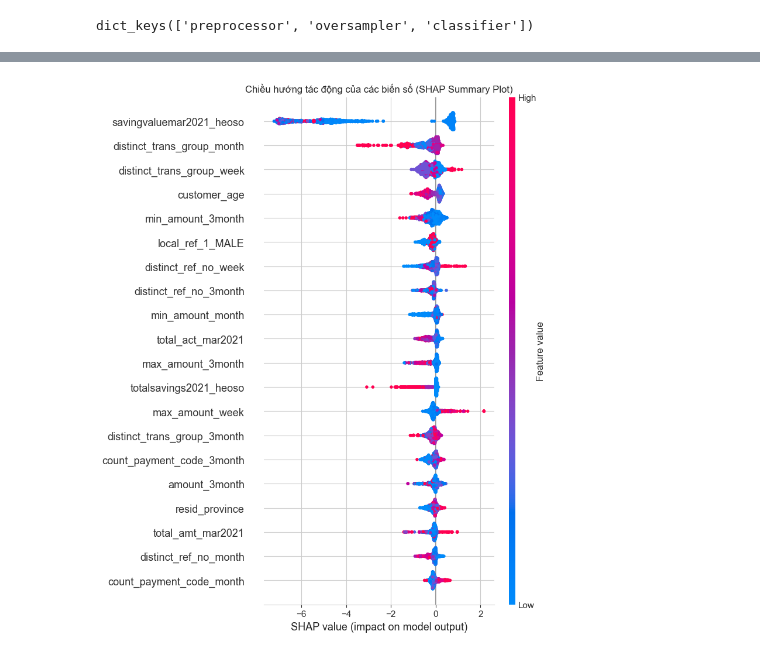
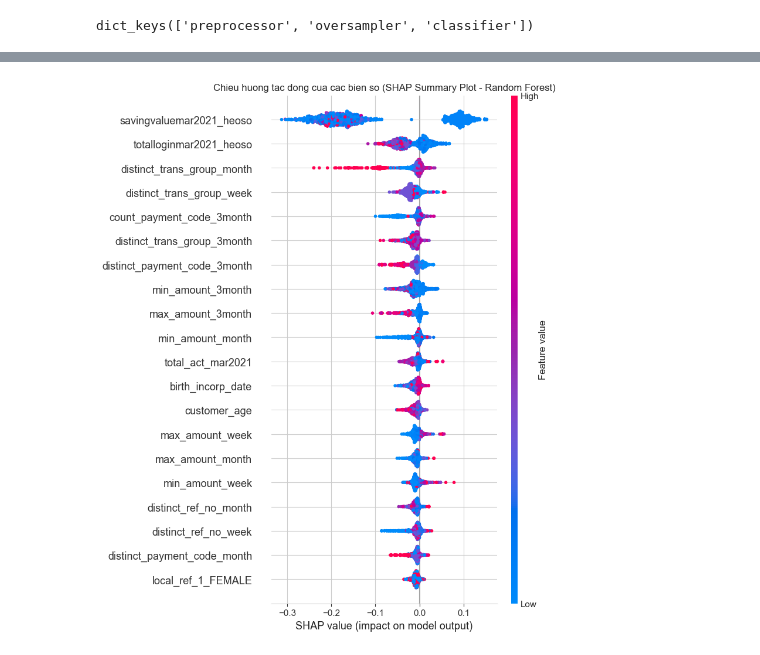
Before and after one commit to truc199/bank-churn, a Jupyter notebook: final.ipynb, the cells around one changed output, grey strips where cells are left out. Cells and saved outputs as stored; diff of their text form; code cells hidden in the pictures.

```diff
--- a/final.ipynb
+++ b/final.ipynb
@@ -415,6 +418,7 @@ totalsavings2021_heoso có tương quan tương đối cao với:
 # %%
 # Loại bỏ các biến gây rò rỉ dữ liệu (Data Leakage) liên quan đến tháng 6 (thời điểm dự đoán)
-future_cols = [c for c in active_customers.columns if 'juin2021' in c.lower()]
+# Lưu ý: totalsavings2021_heoso cần loại bỏ vì chứa thông tin tích lũy tương lai được dùng để định nghĩa target is_exited
+future_cols = [c for c in active_customers.columns if 'juin2021' in c.lower()] + ['totalsavings2021_heoso']
 ignore_cols = ['rd_id', 'is_exited']
 
 # Tách Features (X) và Target (y)
@@ -520,15 +520,14 @@ ROC-AUC Score: 0.9196
 # %% [markdown]
 ## **3. Tinh chỉnh Hyperparameter Tuning với GridSearchCV và Đánh giá lần 2**
 # %%
-
-# Lưu trữ các mô hình tốt nhất sau khi tune
+# Tinh chỉnh Hyperparameter với tiêu chí tối ưu AUPRC (scoring='average_precision')
 tuned_models = {}
 
 # 1. Tinh chỉnh Logistic Regression
 lr_pipe = ImbPipeline([
     ('preprocessor', data_transformer),
     ('oversampler', SMOTE(random_state=42)),
-    ('classifier', LogisticRegression(max_iter=3000, class_weight='balanced'))
+    ('classifier', LogisticRegression(max_iter=3000))
 ])
 
 lr_grid = {
@@ -537,12 +536,14 @@ lr_grid = {
     'classifier__solver': ['lbfgs', 'saga']
 }
 
-search_lr = GridSearchCV(lr_pipe, lr_grid, scoring='roc_auc', cv=5, n_jobs=-1)
+search_lr = GridSearchCV(lr_pipe, lr_grid, scoring='average_precision', cv=5, n_jobs=-1)
 search_lr.fit(X_train, y_train)
 tuned_models['Logistic Regression'] = search_lr.best_estimator_
 
+lr_probs = search_lr.predict_proba(X_test)[:, 1]
 print("\n--- Tuned Logistic Regression ---")
-print("Best AUC:", roc_auc_score(y_test, search_lr.predict_proba(X_test)[:, 1]))
+print(f"ROC-AUC: {roc_auc_score(y_test, lr_probs):.4f}")
+print(f"AUPRC (PR-AUC): {average_precision_score(y_test, lr_probs):.4f}")
 print(confusion_matrix(y_test, search_lr.predict(X_test)))
 print(classification_report(y_test, search_lr.predict(X_test)))
 
@@ -550,7 +551,7 @@ print(classification_report(y_test, search_lr.predict(X_test)))
 rf_pipe = ImbPipeline([
     ('preprocessor', data_transformer),
     ('oversampler', SMOTE(random_state=42)),
-    ('classifier', RandomForestClassifier(class_weight='balanced', random_state=42))
+    ('classifier', RandomForestClassifier(random_state=42))
 ])
 
 rf_grid = {
@@ -560,12 +561,14 @@ rf_grid = {
     'classifier__min_samples_leaf': [1, 2]
 }
 
-search_rf = GridSearchCV(rf_pipe, rf_grid, scoring='roc_auc', cv=3, n_jobs=-1)
+search_rf = GridSearchCV(rf_pipe, rf_grid, scoring='average_precision', cv=3, n_jobs=-1)
 search_rf.fit(X_train, y_train)
 tuned_models['Random Forest'] = search_rf.best_estimator_
 
+rf_probs = search_rf.predict_proba(X_test)[:, 1]
 print("\n--- Tuned Random Forest ---")
-print("Best AUC:", roc_auc_score(y_test, search_rf.predict_proba(X_test)[:, 1]))
+print(f"ROC-AUC: {roc_auc_score(y_test, rf_probs):.4f}")
+print(f"AUPRC (PR-AUC): {average_precision_score(y_test, rf_probs):.4f}")
 print(confusion_matrix(y_test, search_rf.predict(X_test)))
 print(classification_report(y_test, search_rf.predict(X_test)))
 
@@ -573,7 +576,7 @@ print(classification_report(y_test, search_rf.predict(X_test)))
 xgb_pipe = ImbPipeline([
     ('preprocessor', data_transformer),
     ('oversampler', SMOTE(random_state=42)),
-    ('classifier', XGBClassifier(use_label_encoder=False, eval_metric='logloss', scale_pos_weight=class_ratio, random_state=42))
+    ('classifier', XGBClassifier(use_label_encoder=False, eval_metric='logloss', random_state=42))
 ])
 
 xgb_grid = {
@@ -583,12 +586,14 @@ xgb_grid = {
     'classifier__subsample': [0.8, 1.0]
 }
 
-search_xgb = GridSearchCV(xgb_pipe, xgb_grid, scoring='roc_auc', cv=3, n_jobs=-1)
+search_xgb = GridSearchCV(xgb_pipe, xgb_grid, scoring='average_precision', cv=3, n_jobs=-1)
 search_xgb.fit(X_train, y_train)
 tuned_models['XGBoost'] = search_xgb.best_estimator_
 
+xgb_probs = search_xgb.predict_proba(X_test)[:, 1]
 print("\n--- Tuned XGBoost ---")
-print("Best AUC:", roc_auc_score(y_test, search_xgb.predict_proba(X_test)[:, 1]))
+print(f"ROC-AUC: {roc_auc_score(y_test, xgb_probs):.4f}")
+print(f"AUPRC (PR-AUC): {average_precision_score(y_test, xgb_probs):.4f}")
 print(confusion_matrix(y_test, search_xgb.predict(X_test)))
 print(classification_report(y_test, search_xgb.predict(X_test)))
 # %% [output]
@@ -843,9 +868,9 @@ plt.show()
 # %%
-# Vẽ biểu đồ Beeswarm để xem chiều hướng tác động
+# Vẽ biểu đồ Beeswarm để xem chiều hướng tác động (Random Forest)
 plt.figure(figsize=(12, 10))
-shap.summary_plot(shap_vals, X_test_processed, feature_names=readable_feature_names, show=False)
-plt.title("Chiều hướng tác động của các biến số (SHAP Summary Plot)")
+shap.summary_plot(shap_churn, X_test_processed, feature_names=readable_feature_names, show=False)
+plt.title("Chieu huong tac dong cua cac bien so (SHAP Summary Plot - Random Forest)")
 plt.show()
 # %% [output]
-[figure, old version]
+[figure, new version]
 # %% [markdown]
```
Also changed, not shown: parts of 17 cells of this notebook, 1 other file.
